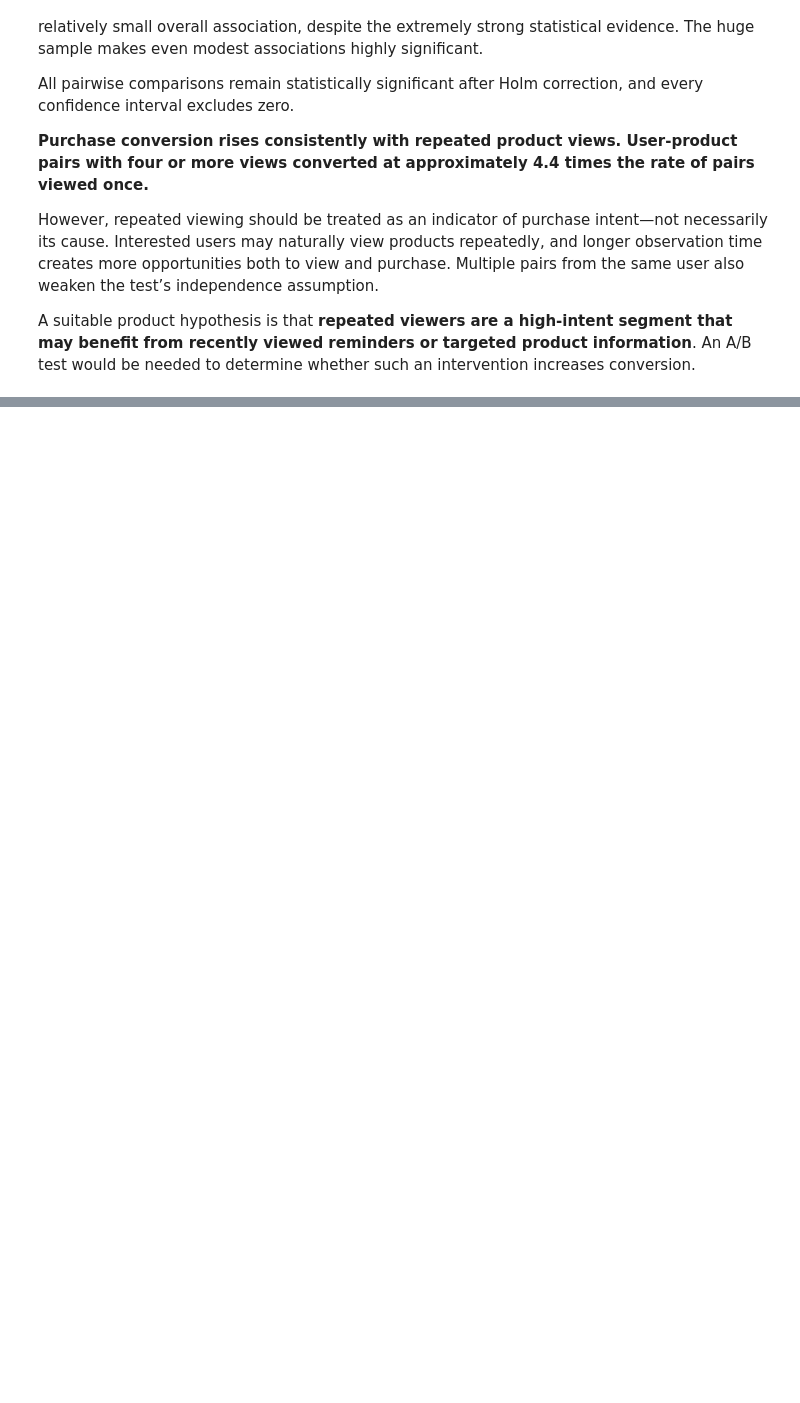
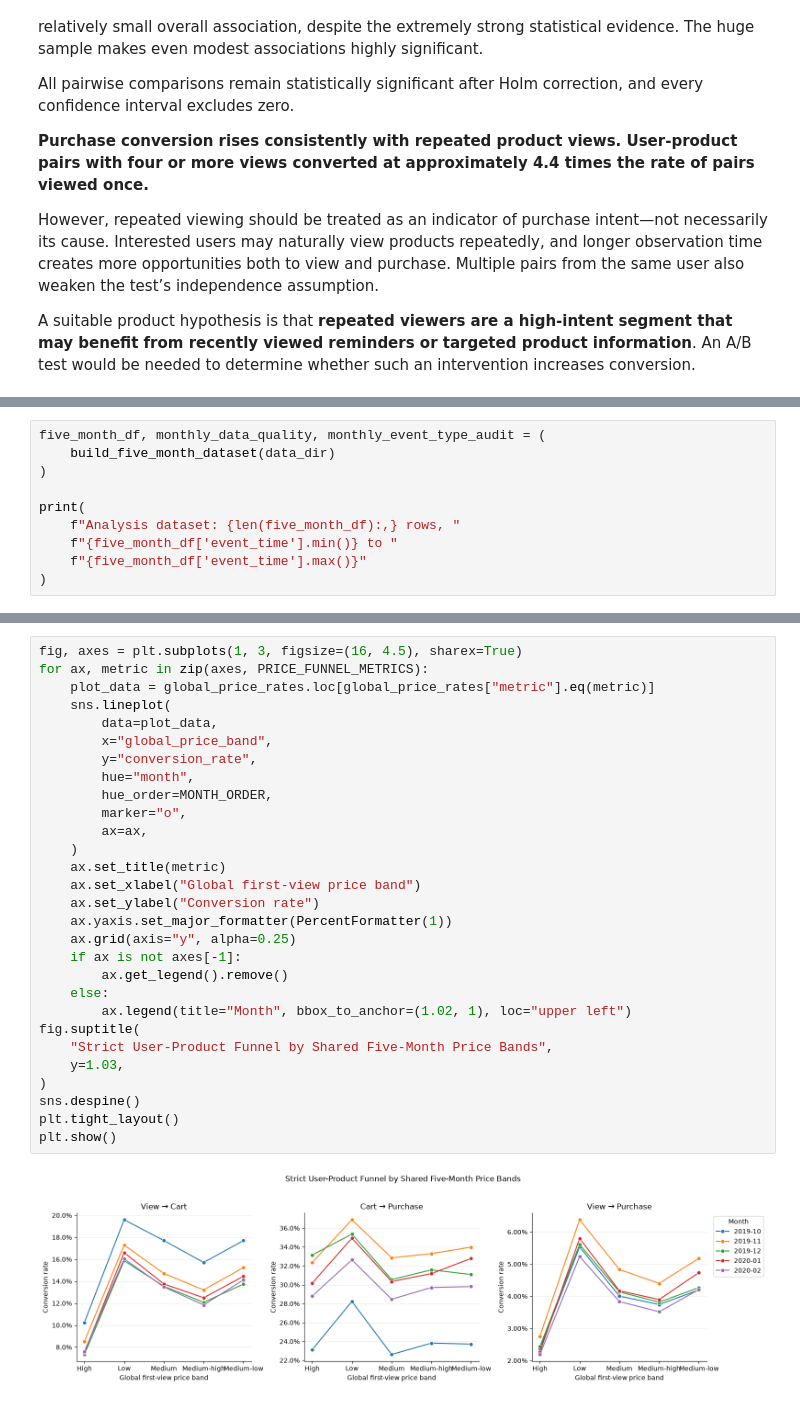
Before and after one commit to moriyuko/ecommerce-product-analysis, a Jupyter notebook: notebook.ipynb, the cells around one changed output, grey strips where cells are left out. Cells and saved outputs as stored; diff of their text form; blank space fills up the shorter version.

Commit message:
monthly analysis and final conclusion

```diff
--- a/notebook.ipynb
+++ b/notebook.ipynb
@@ -2979,0 +3175,10 @@ A suitable product hypothesis is that **repeated viewers are a high-intent segme
+# %%
+five_month_df, monthly_data_quality, monthly_event_type_audit = (
+    build_five_month_dataset(data_dir)
+)
+
+print(
+    f"Analysis dataset: {len(five_month_df):,} rows, "
+    f"{five_month_df['event_time'].min()} to "
+    f"{five_month_df['event_time'].max()}"
+)
@@ -2979,0 +4040,31 @@ A suitable product hypothesis is that **repeated viewers are a high-intent segme
+# %%
+fig, axes = plt.subplots(1, 3, figsize=(16, 4.5), sharex=True)
+for ax, metric in zip(axes, PRICE_FUNNEL_METRICS):
+    plot_data = global_price_rates.loc[global_price_rates["metric"].eq(metric)]
+    sns.lineplot(
+        data=plot_data,
+        x="global_price_band",
+        y="conversion_rate",
+        hue="month",
+        hue_order=MONTH_ORDER,
+        marker="o",
+        ax=ax,
+    )
+    ax.set_title(metric)
+    ax.set_xlabel("Global first-view price band")
+    ax.set_ylabel("Conversion rate")
+    ax.yaxis.set_major_formatter(PercentFormatter(1))
+    ax.grid(axis="y", alpha=0.25)
+    if ax is not axes[-1]:
+        ax.get_legend().remove()
+    else:
+        ax.legend(title="Month", bbox_to_anchor=(1.02, 1), loc="upper left")
+fig.suptitle(
+    "Strict User-Product Funnel by Shared Five-Month Price Bands",
+    y=1.03,
+)
+sns.despine()
+plt.tight_layout()
+plt.show()
+# %% [output]
+[figure, added]
```
Also changed, not shown: parts of 35 cells of this notebook.
